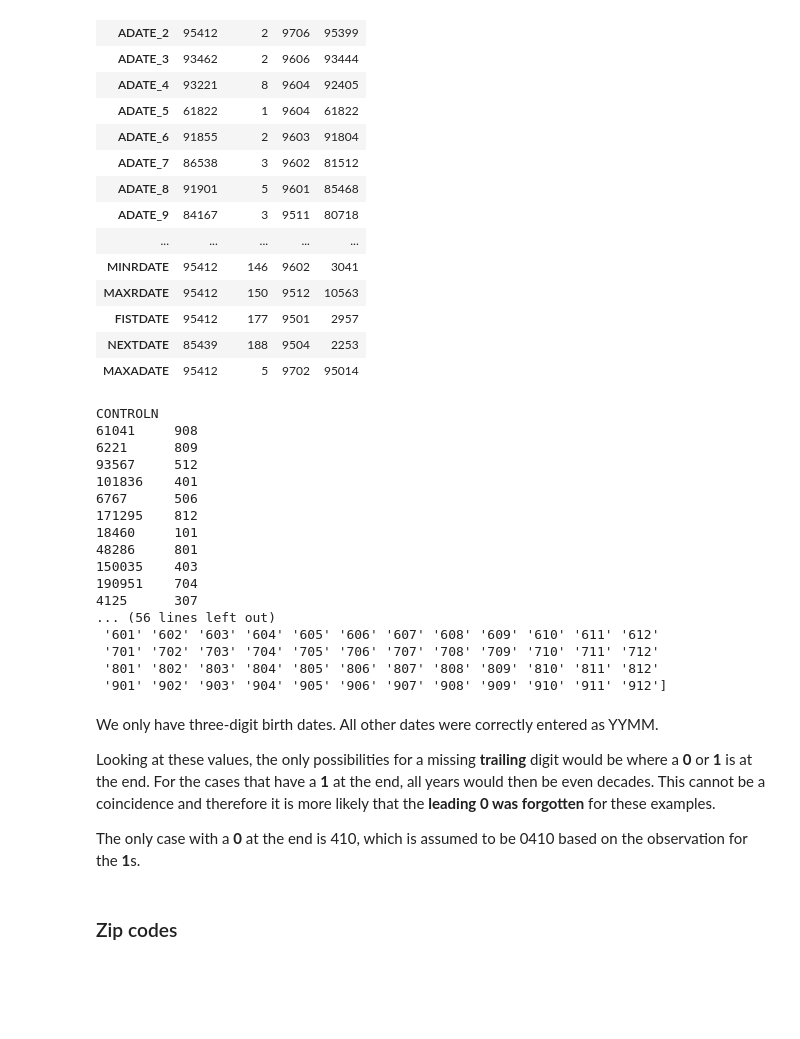
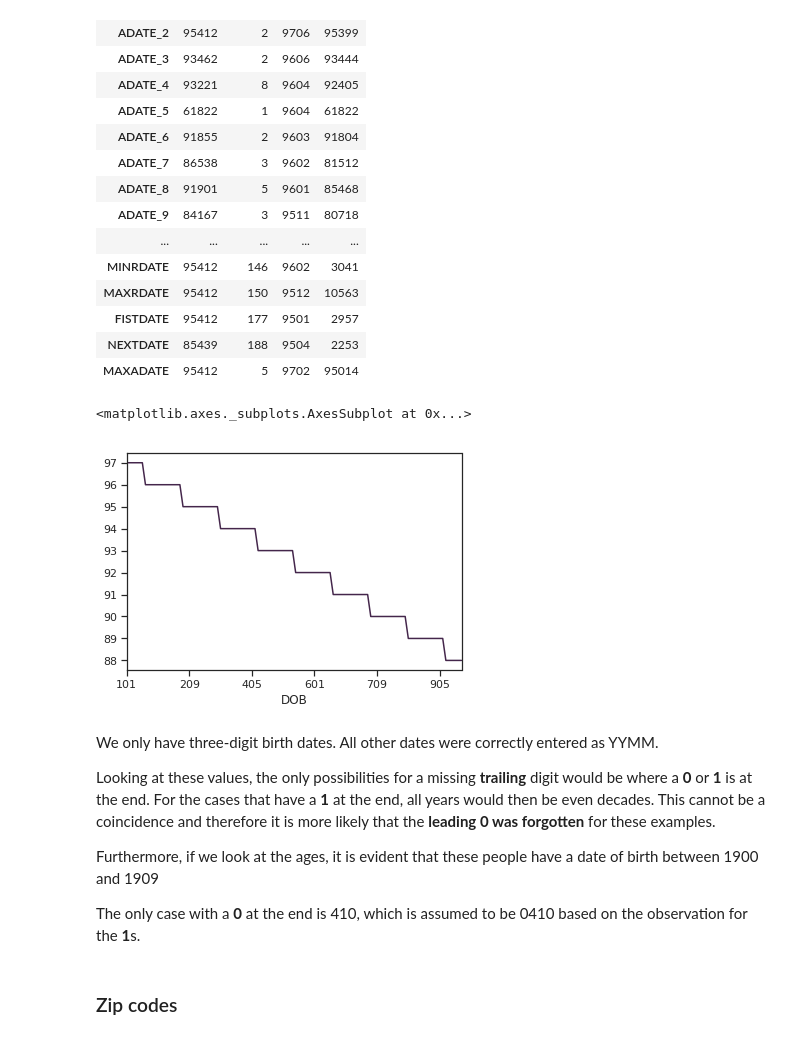
Before and after one commit to datarian/master-thesis-msc-statistics, a Jupyter notebook: notebooks/1_Preprocessing.ipynb, the cells around one changed output. Saved outputs shown, nothing was run; the diff lists cells and outputs as text; code cells hidden in the pictures; blank space fills up the shorter version.

```diff
--- a/notebooks/1_Preprocessing.ipynb
+++ b/notebooks/1_Preprocessing.ipynb
@@ -196,38 +200,25 @@ dates.describe().transpose()
 | NEXTDATE | 85439 | 188 | 9504 | 2253 |
 | MAXADATE | 95412 | 5 | 9702 | 95014 |
 # %%
-threedigits = set()
 for f in dh.DATE_FEATURES:
     s = dates.loc[:,f]
     if len(s.loc[s.str.len() == 3].values) > 0:
-        out = s.loc[s.str.len() == 3]
-        print(out)
-        unq = out.unique()
-        unq.sort()
-        print(unq)
+        indices = s.loc[s.str.len() == 3].index
+        df = learning_raw.loc[indices, [f,"AGE"]]
-# %% [output]
-CONTROLN
-61041     908
-6221      809
-93567     512
-101836    401
-6767      506
-171295    812
-18460     101
-48286     801
-150035    403
-190951    704
-4125      307
-... (56 lines left out)
- '601' '602' '603' '604' '605' '606' '607' '608' '609' '610' '611' '612'
- '701' '702' '703' '704' '705' '706' '707' '708' '709' '710' '711' '712'
- '801' '802' '803' '804' '805' '806' '807' '808' '809' '810' '811' '812'
- '901' '902' '903' '904' '905' '906' '907' '908' '909' '910' '911' '912']
+# %%
+grouped = df.groupby("DOB", sort=True).first()
+# %%
+grouped.plot(yticks=range(88,98), legend=False)
+# %% [output]
+<matplotlib.axes._subplots.AxesSubplot at 0x...>
+[figure, added]
 # %% [markdown]
 We only have three-digit birth dates. All other dates were correctly entered as YYMM.
 
 Looking at these values, the only possibilities for a missing **trailing** digit would be where a **0** or **1** is at the end. For the cases that have a **1** at the end, all years would then be even decades. This cannot be a coincidence and therefore it is more likely that the **leading 0 was forgotten** for these examples.
 
+Furthermore, if we look at the ages, it is evident that these people have a date of birth between 1900 and 1909
+
 The only case with a **0** at the end is 410, which is assumed to be 0410 based on the observation for the **1**s.
 # %%
 def fix_format(d):
```
Also changed, not shown: parts of 12 cells of this notebook, 7 other files.
